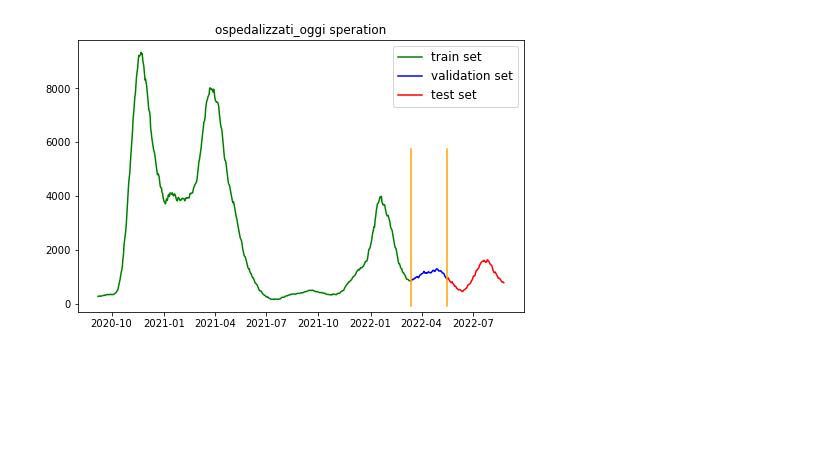
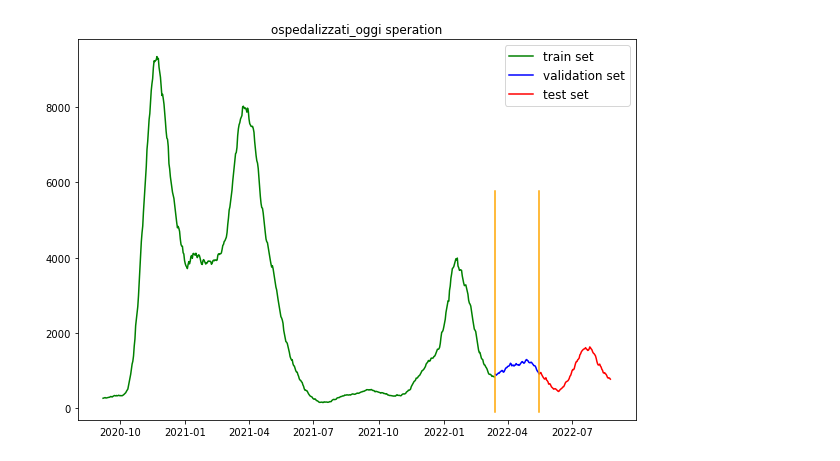
Before and after one commit to MicheleRomano1996/lombacovid_prediction, a Jupyter notebook: lomba_xgb.ipynb, the cells around one changed output. Cells and saved outputs as stored; diff of their text form; code cells hidden in the pictures; blank space fills up the shorter version.

```diff
--- a/lomba_xgb.ipynb
+++ b/lomba_xgb.ipynb
@@ -52,7 +52,7 @@ data.rename(columns = {'ospedalizzati_story':'ospedalizzati_oggi',
 data.set_index('date',inplace=True)
 
 for i in data:
-    plt.figure(figsize=(8,5))
+    plt.figure(figsize=(10,7))
     plt.plot(data[i])
     plt.title(i)
     plt.show()
@@ -98,33 +98,33 @@ data.tail(10)
 # %%
 # train, test and validation length
 len_train_train_test = int(len(data.index)-len(data.index)*15/100)
 separation_index_train_test = list(data.index)[len_train_train_test]
 
 len_train_val = int(len_train_train_test-len_train_train_test*10/100)
 separation_index_train_val = list(data.index)[len_train_val]
 
 separation_index_prediction = data.index[:-7][-1]
 
 # feature splitting and plot
 X = data.drop(columns='ospedalizzati_target')
 X_train = X[X.index < separation_index_train_val]
 X_val = X[(X.index > separation_index_train_val) & (X.index <= separation_index_train_test)]
 X_test = X[(X.index > separation_index_train_test) & (X.index <= separation_index_prediction)]
 
-plt.figure(figsize=(8,5))
+plt.figure(figsize=(10,7))
 plt.plot(X_train['ospedalizzati_oggi'],color='green',label='train set')
 plt.plot(X_val['ospedalizzati_oggi'],color='blue',label='validation set')
 plt.plot(X_test['ospedalizzati_oggi'],color='red',label='test set')
 plt.axvline(x=separation_index_train_test, ymin = 0.02, ymax = 0.6, color='orange')
 plt.axvline(x=separation_index_train_val, ymin = 0.02, ymax = 0.6, color='orange')
 plt.title('ospedalizzati_oggi speration')
 plt.legend(prop={'size': 12})
 plt.show()
 
-# target splitting and plot
+# target splitting
 y = data['ospedalizzati_target']
 y_train = y[y.index < separation_index_train_val]
 y_val = y[(y.index > separation_index_train_val) & (data.index <= separation_index_train_test)]
 y_test = y[(y.index > separation_index_train_test) & (y.index <= separation_index_prediction)]
 # %% [output]
-[figure, old version]
+[figure, new version]
```
Also changed, not shown: parts of 5 cells of this notebook.
